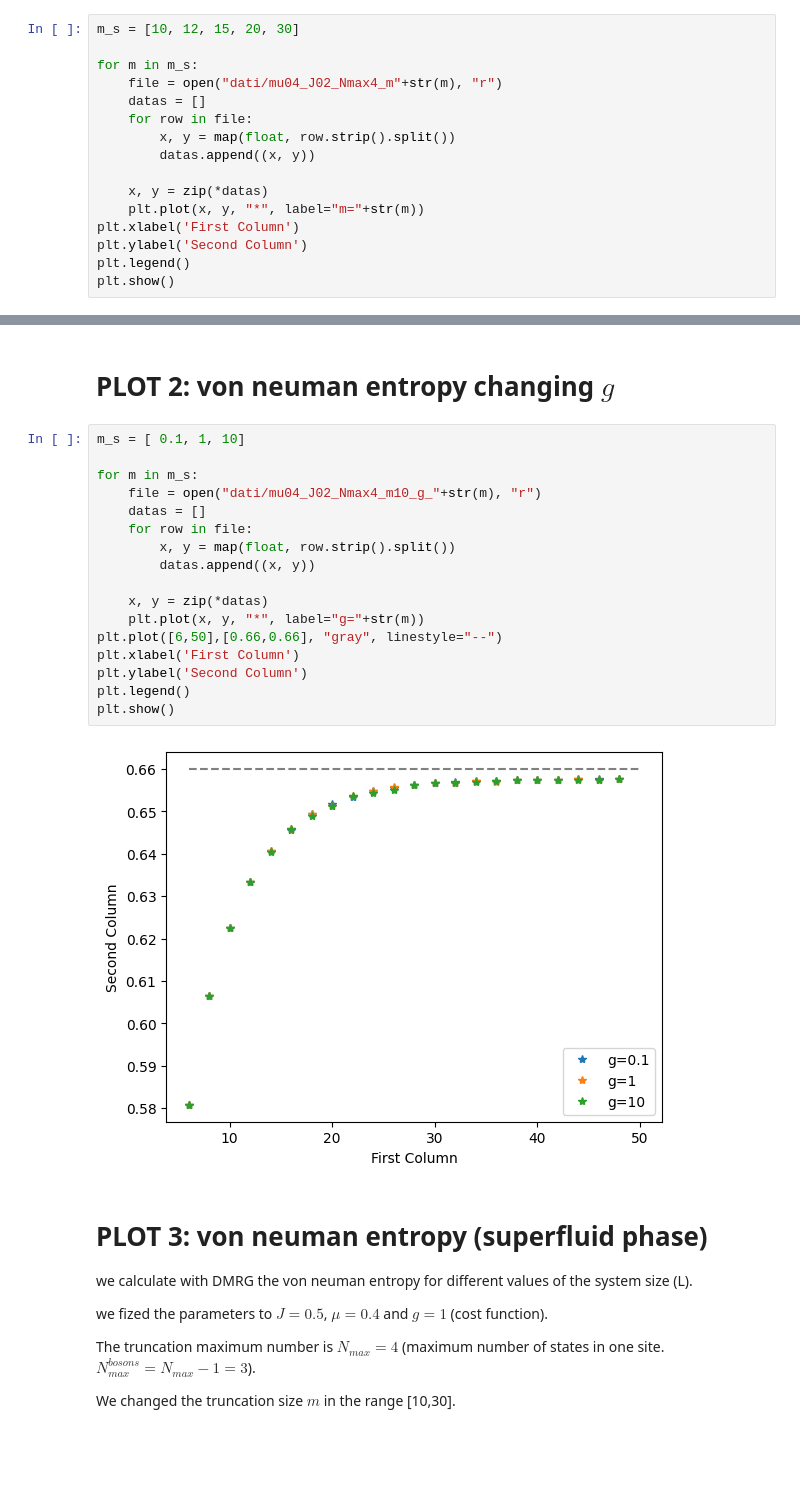
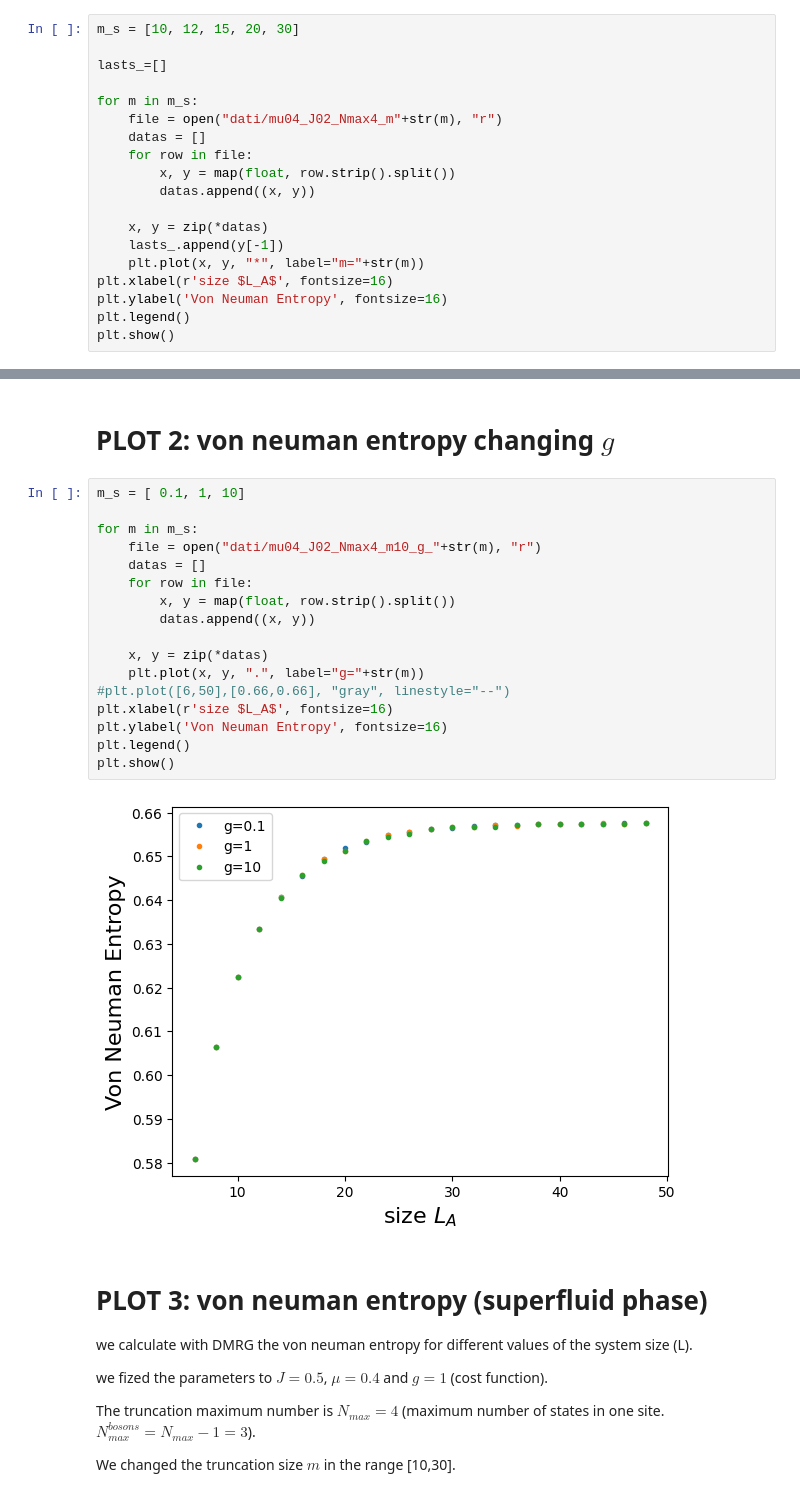
Before and after one commit to ScoomenstheMumens/Numerical-Methods-for-Physics, a Jupyter notebook: DMRG/plot_results.ipynb, the cells around one changed output, grey strips where cells are left out. Saved outputs shown, nothing was run; the diff lists cells and outputs as text; blank space fills up the shorter version.

```diff
--- a/DMRG/plot_results.ipynb
+++ b/DMRG/plot_results.ipynb
@@ -13,6 +13,8 @@ import matplotlib.pyplot as plt
 import numpy as np
 # %%
 m_s = [10, 12, 15, 20, 30]
+
+lasts_=[]
 
 for m in m_s:
     file = open("dati/mu04_J02_Nmax4_m"+str(m), "r")
@@ -22,9 +24,10 @@ for m in m_s:
         datas.append((x, y))
 
     x, y = zip(*datas)
+    lasts_.append(y[-1])
     plt.plot(x, y, "*", label="m="+str(m))
-plt.xlabel('First Column')
-plt.ylabel('Second Column')
+plt.xlabel(r'size $L_A$', fontsize=16)
+plt.ylabel('Von Neuman Entropy', fontsize=16)
 plt.legend()
 plt.show()
 # %% [output]
@@ -34,22 +45,22 @@ plt.show()
 # %%
 m_s = [ 0.1, 1, 10]
 
 for m in m_s:
     file = open("dati/mu04_J02_Nmax4_m10_g_"+str(m), "r")
     datas = []
     for row in file:
         x, y = map(float, row.strip().split())
         datas.append((x, y))
 
     x, y = zip(*datas)
-    plt.plot(x, y, "*", label="g="+str(m))
-plt.plot([6,50],[0.66,0.66], "gray", linestyle="--")
-plt.xlabel('First Column')
-plt.ylabel('Second Column')
+    plt.plot(x, y, ".", label="g="+str(m))
+#plt.plot([6,50],[0.66,0.66], "gray", linestyle="--")
+plt.xlabel(r'size $L_A$', fontsize=16)
+plt.ylabel('Von Neuman Entropy', fontsize=16)
 plt.legend()
 plt.show()
 # %% [output]
-[figure, old version]
+[figure, new version]
 # %% [markdown]
 # PLOT 3: von neuman entropy (superfluid phase)
 
```
Also changed, not shown: parts of 10 cells of this notebook, 1 other file.
